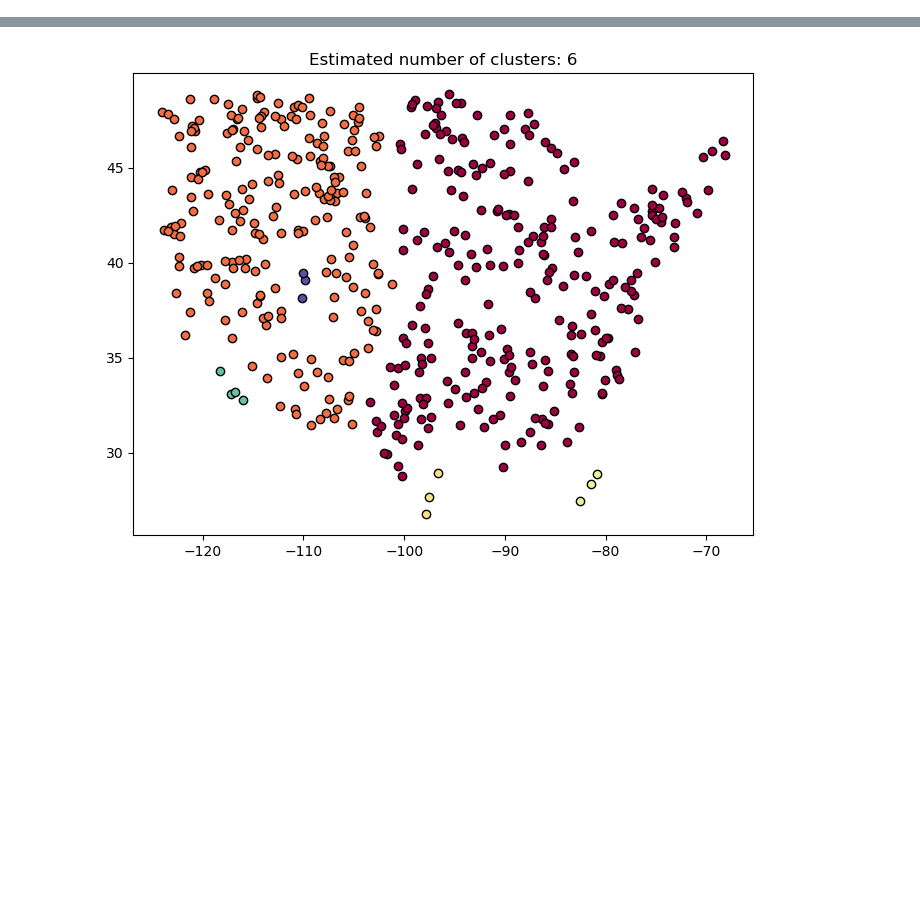
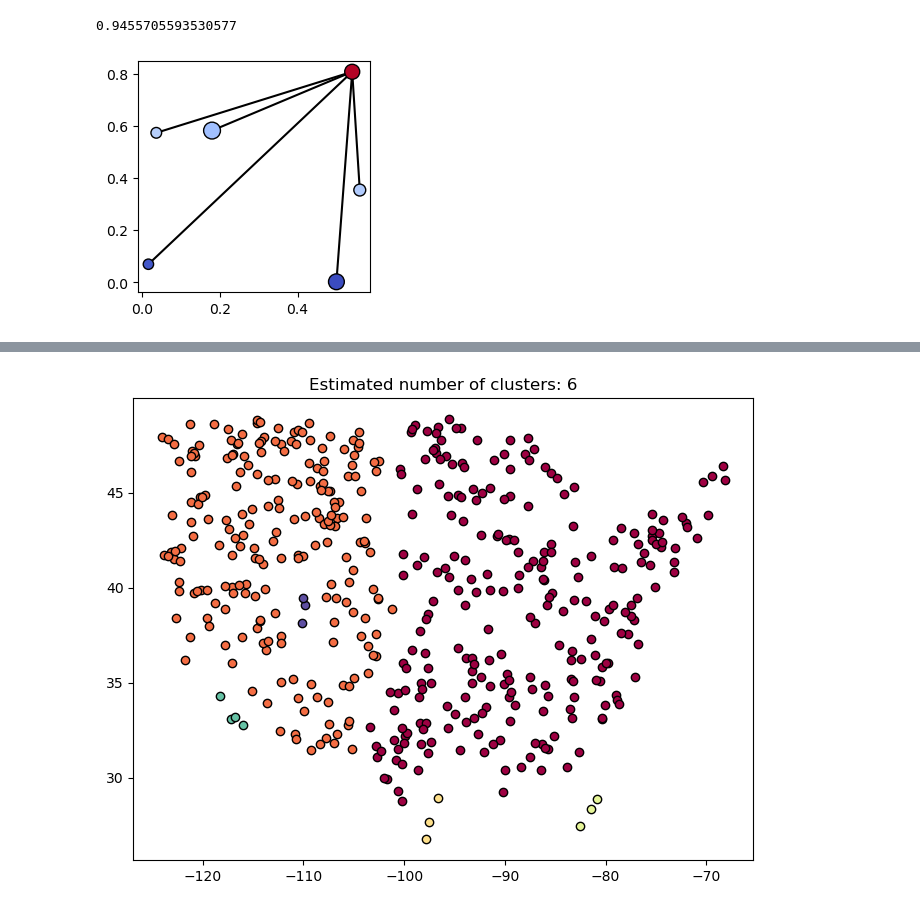
Before and after one commit to LukasFrankenQ/pypsa-earth-sec, a Jupyter notebook: notebooks/cluster_sites.ipynb, the cells around one changed output, grey strips where cells are left out. Cells and saved outputs as stored; diff of their text form; code cells hidden in the pictures; blank space fills up the shorter version.

```diff
--- a/notebooks/cluster_sites.ipynb
+++ b/notebooks/cluster_sites.ipynb
@@ -17,3 +24,17 @@ from _helpers import get_circles, generate_color_list, get_region_value
+# %%
+n = 6
+
+sample_sites = np.random.uniform(0, 1, (n, 2))
+sample_temps = np.random.uniform(80, 250, n).tolist()
+sample_caps = np.random.uniform(1, 5, n).tolist()
+
+sample_network, sample_cost = get_costoptimal_network(sample_sites, sample_temps, sample_caps)
+
+print(sample_cost)
+plot_network(sample_network, sample_sites, sample_caps, sample_temps)
+# %% [output]
+0.9455705593530577
+[figure, added]
 # %%
 shape = gpd.read_file(Path.cwd() /
         'misc_data' /
```
Also changed, not shown: parts of 22 cells of this notebook, 2 other files.
